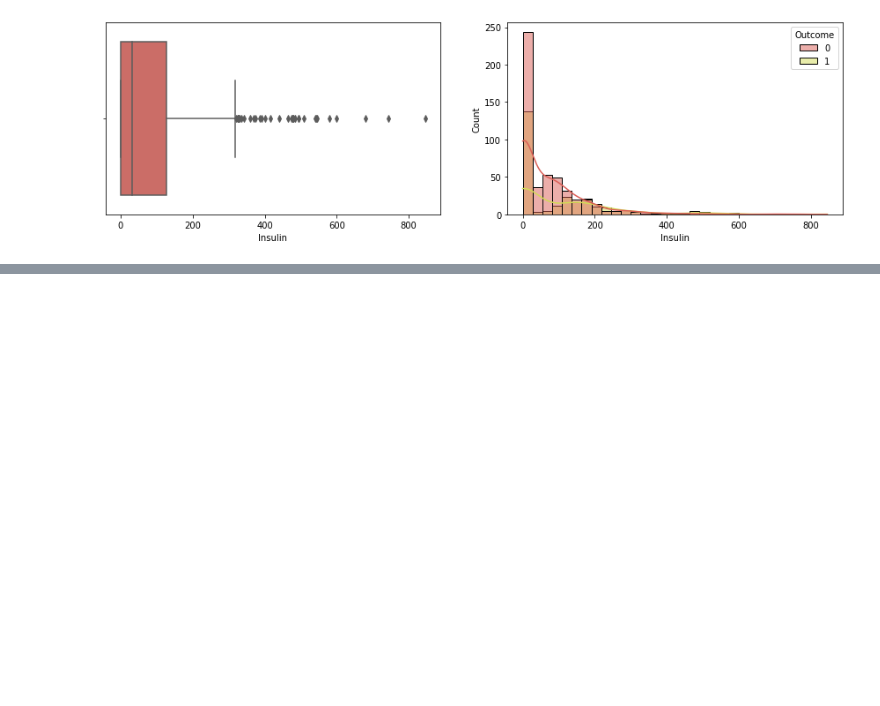
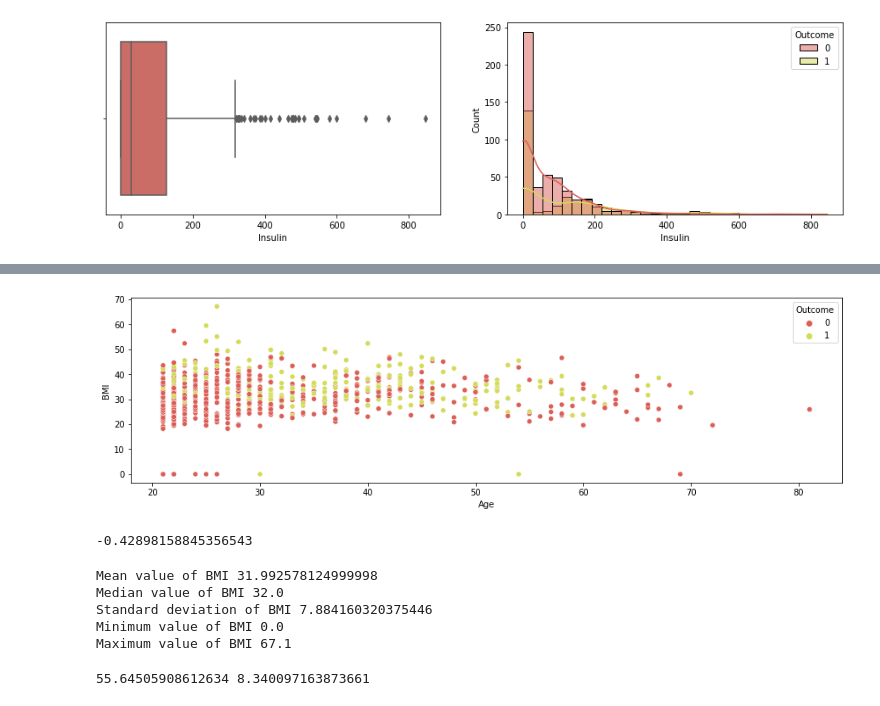
Before and after one commit to bmondal98/diabetes-prediction, a Jupyter notebook: Diabetes_Prediction.ipynb, the cells around one changed output, grey strips where cells are left out. Cells and saved outputs as stored; diff of their text form; code cells hidden in the pictures; blank space fills up the shorter version.

```diff
--- a/Diabetes_Prediction.ipynb
+++ b/Diabetes_Prediction.ipynb
@@ -334,0 +395,35 @@ plt.show()
+# %%
+#ploting bmi and age
+fig = plt.figure(figsize=[15,4])
+
+sns.scatterplot(data=df, x="Age", y="BMI",  hue="Outcome")
+
+plt.show()
+# %% [output]
+[figure, added]
+# %%
+df['BMI'].skew()
+# %% [output]
+-0.42898158845356543
+# %%
+#its negative so,its not skewed
+#another statistical measure for the BMI column
+print("Mean value of BMI",df['BMI'].mean())
+print("Median value of BMI",df['BMI'].median())
+print("Standard deviation of BMI",df['BMI'].std())
+print("Minimum value of BMI",df['BMI'].min())
+print("Maximum value of BMI",df['BMI'].max())
+# %% [output]
+Mean value of BMI 31.992578124999998
+Median value of BMI 32.0
+Standard deviation of BMI 7.884160320375446
+Minimum value of BMI 0.0
+Maximum value of BMI 67.1
+# %%
+# used zscore =2 ,above the 2 or below 2 will consider as outlier
+#calculating the upper and lower limit to detect the outliers
+upper_bmi_limit = df['BMI'].mean() + 3*df['BMI'].std()
+lower_bmi_limit = df['BMI'].mean() - 3*df['BMI'].std()
+print(upper_bmi_limit,lower_bmi_limit)
+# %% [output]
+55.64505908612634 8.340097163873661
```
Also changed, not shown: parts of 39 cells of this notebook.
